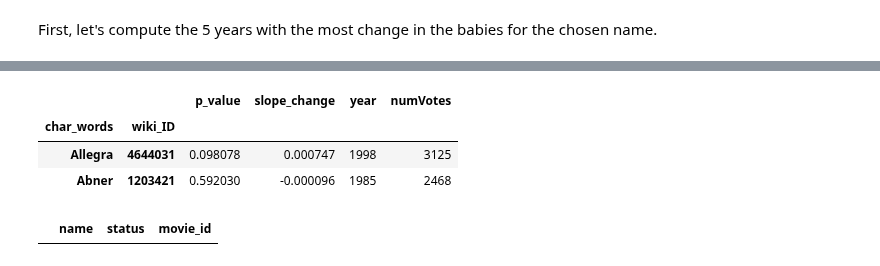
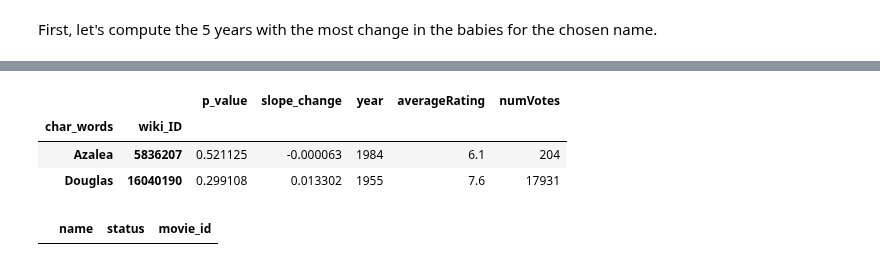
Before and after one commit to epfl-ada/ada-2023-project-abadakor, a Jupyter notebook: data/get_data_for_website.ipynb, the cells around one changed output, grey strips where cells are left out. Drawn from its saved outputs; the diff is of its cells as text; code cells hidden in the pictures.

```diff
--- a/data/get_data_for_website.ipynb
+++ b/data/get_data_for_website.ipynb
@@ -75,15 +75,15 @@ Is the indexing of name_by_movie_web unique? True
 name_by_movie_web.dropna(subset=['p_value'], inplace=True)
 # %%
 # Add the year of release of the movie to the name_by_movie_web dataframe
-movie_id_and_year_df = movie_df.reset_index()[['wiki_ID', 'year', 'numVotes']].copy(deep=True)
-name_by_movie_and_year = name_by_movie_web.reset_index().merge(movie_id_and_year_df, on='wiki_ID', how='left').copy(deep=True) # merge the release year into the name_by_movie_web dataframe
-name_by_movie_and_year.set_index(['char_words', 'wiki_ID'], inplace=True)
-display(name_by_movie_and_year.sample(2))
+needed_movie_info = movie_df.reset_index()[['wiki_ID', 'year', 'averageRating', 'numVotes']].copy(deep=True)
+name_by_movie_with_info = name_by_movie_web.reset_index().merge(needed_movie_info, on='wiki_ID', how='left').copy(deep=True) # merge the release year into the name_by_movie_web dataframe
+name_by_movie_with_info.set_index(['char_words', 'wiki_ID'], inplace=True)
+display(name_by_movie_with_info.sample(2))
 # %% [output]
-|  |  | p_value | slope_change | year | numVotes |
-| char_words | wiki_ID |  |  |  |  |
-| Allegra | 4644031 | 0.098078 | 0.000747 | 1998 | 3125 |
-| Abner | 1203421 | 0.592030 | -0.000096 | 1985 | 2468 |
+|  |  | p_value | slope_change | year | averageRating | numVotes |
+| char_words | wiki_ID |  |  |  |  |  |
+| Azalea | 5836207 | 0.521125 | -0.000063 | 1984 | 6.1 | 204 |
+| Douglas | 16040190 | 0.299108 | 0.013302 | 1955 | 7.6 | 17931 |
 # %%
 # create the movie_impact dataframe
 columns = ['name', 'status', 'movie_id']
```
Also changed, not shown: parts of 11 cells of this notebook.
